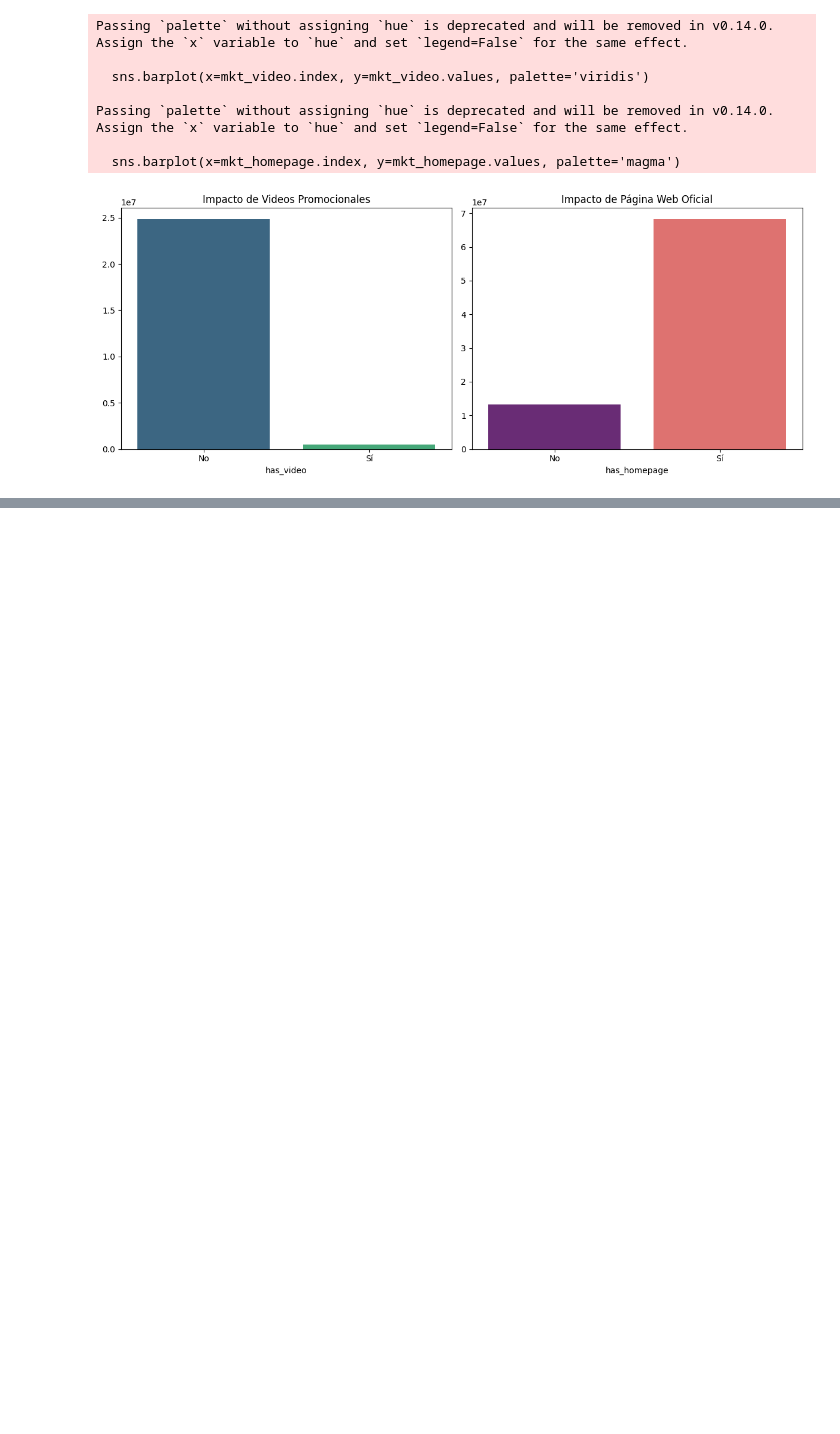
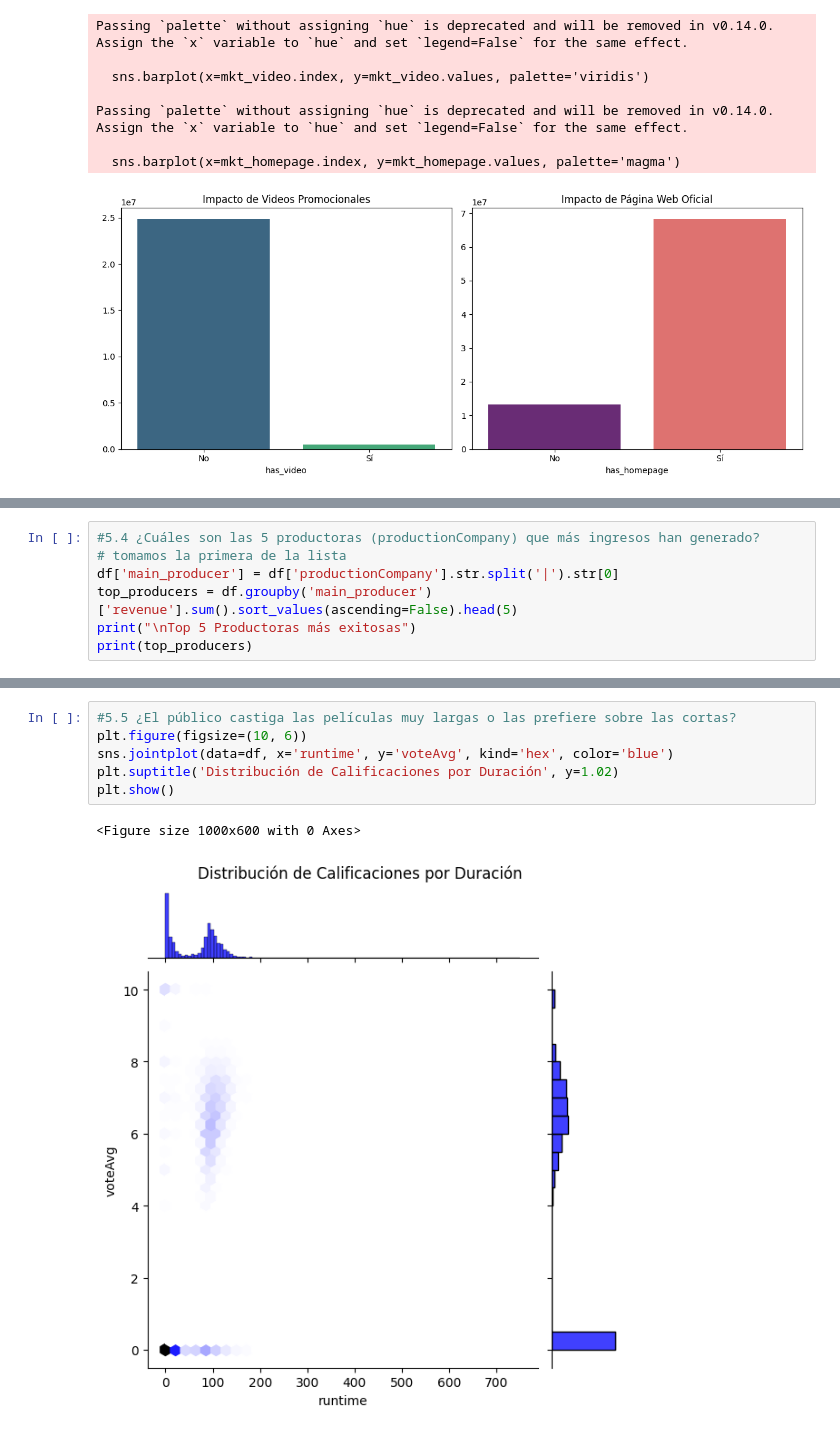
Before and after one commit to Branuvg/lab1_mineria, a Jupyter notebook: lab1.ipynb, the cells around one changed output, grey strips where cells are left out. Cells and saved outputs as stored; diff of their text form; blank space fills up the shorter version.

```diff
--- a/lab1.ipynb
+++ b/lab1.ipynb
@@ -920,0 +959,7 @@ Passing `palette` without assigning `hue` is deprecated and will be removed in v
+# %%
+#5.4 ¿Cuáles son las 5 productoras (productionCompany) que más ingresos han generado?
+# tomamos la primera de la lista
+df['main_producer'] = df['productionCompany'].str.split('|').str[0]
+top_producers = df.groupby('main_producer')['revenue'].sum().sort_values(ascending=False).head(5)
+print("\nTop 5 Productoras más exitosas")
+print(top_producers)
@@ -920,0 +975,9 @@ Passing `palette` without assigning `hue` is deprecated and will be removed in v
+# %%
+#5.5 ¿El público castiga las películas muy largas o las prefiere sobre las cortas?
+plt.figure(figsize=(10, 6))
+sns.jointplot(data=df, x='runtime', y='voteAvg', kind='hex', color='blue')
+plt.suptitle('Distribución de Calificaciones por Duración', y=1.02)
+plt.show()
+# %% [output]
+<Figure size 1000x600 with 0 Axes>
+[figure, added]
```
Also changed, not shown: parts of 6 cells of this notebook.
